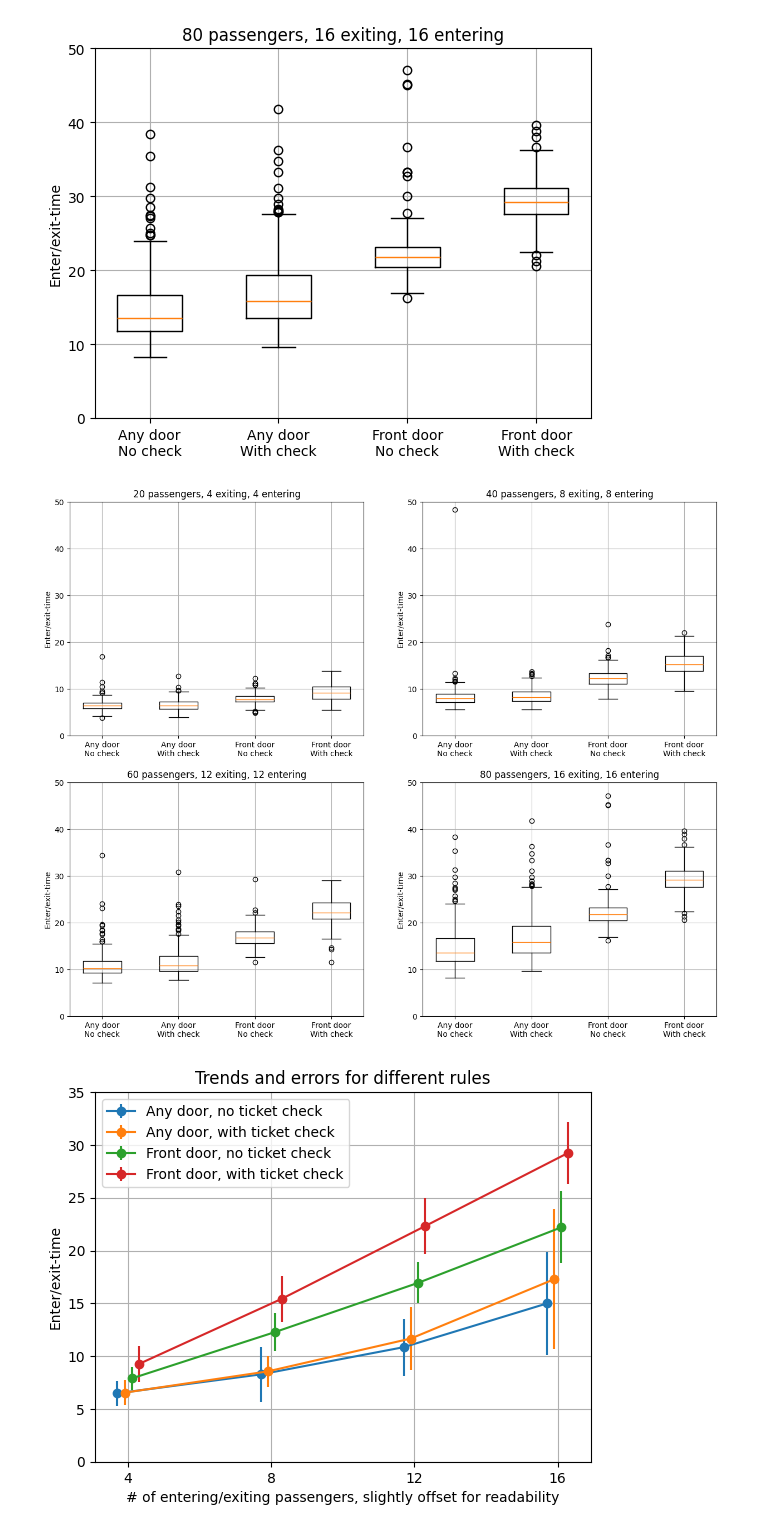
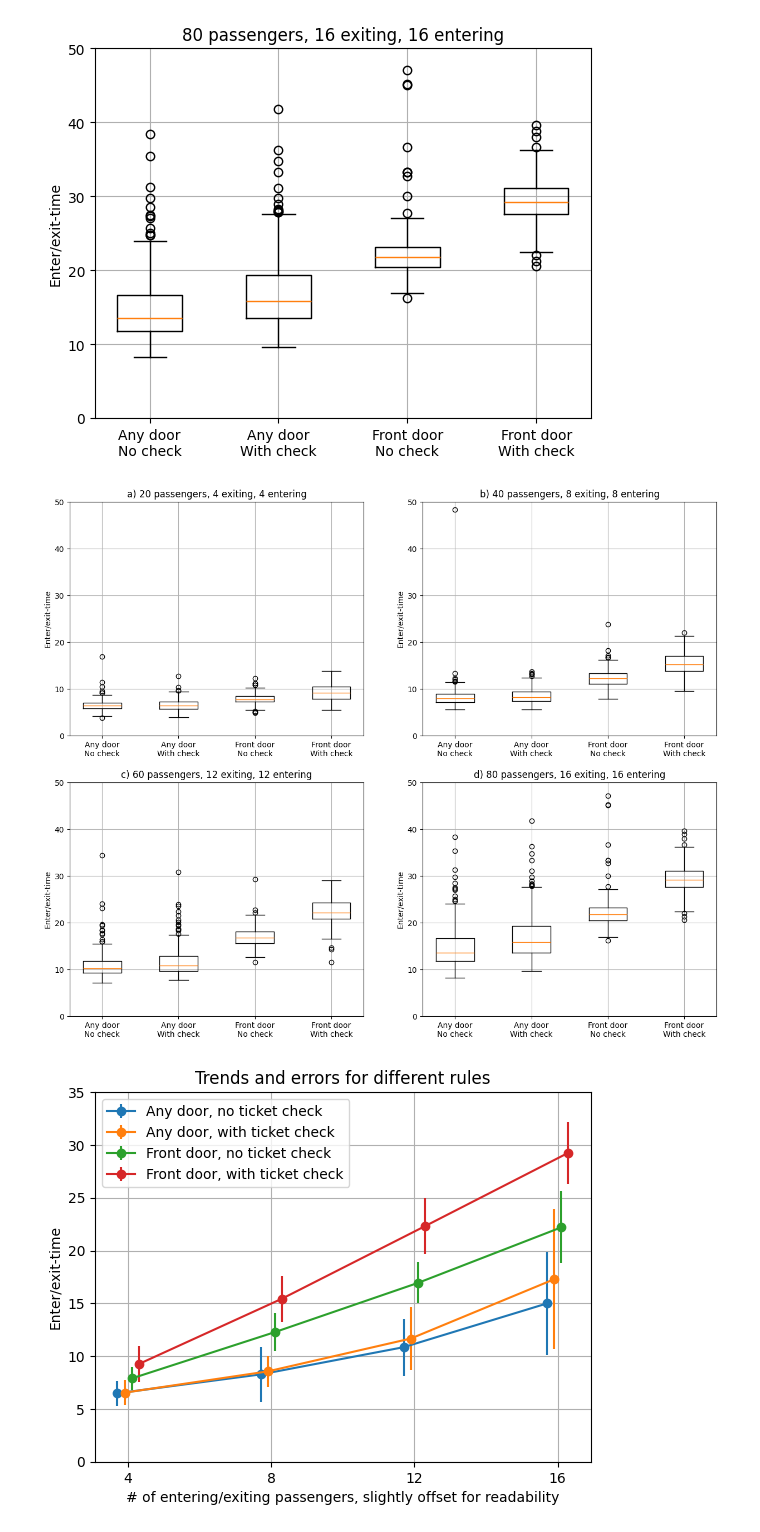
Before and after one commit to axel-andersson/ffr120-bus-boarding, a Jupyter notebook: figures.ipynb, the cells around one changed output. Drawn from its saved outputs; the diff is of its cells as text; code cells hidden in the pictures.

Commit message:
figure refresh

```diff
--- a/figures.ipynb
+++ b/figures.ipynb
@@ -604,7 +604,7 @@ ax.set_xticks(
 )
 
 ax.set_ylim(ylim)
-ax.set_title("20 passengers, 4 exiting, 4 entering")
+ax.set_title("a) 20 passengers, 4 exiting, 4 entering")
 ax.grid()
 
 # 40/8/8
@@ -623,7 +623,7 @@ ax.set_xticks(
 )
 
 ax.set_ylim(ylim)
-ax.set_title("40 passengers, 8 exiting, 8 entering")
+ax.set_title("b) 40 passengers, 8 exiting, 8 entering")
 ax.grid()
 
 # 60/12/12
@@ -637,36 +637,36 @@ ax.set_xticks(
         "Any door\nNo check",
         "Any door\nWith check",
         "Front door\nNo check",
         "Front door\nWith check",
     ],
 )
 
 ax.set_ylim(ylim)
-ax.set_title("60 passengers, 12 exiting, 12 entering")
+ax.set_title("c) 60 passengers, 12 exiting, 12 entering")
 ax.grid()
 
 # 80/16/16
 ax = axs[1][1]
 ax.boxplot(y16, positions=x, widths=[2, 2, 2, 2])
 ax.set_ylabel("Enter/exit-time")
 
 ax.set_xticks(
     x,
     [
         "Any door\nNo check",
         "Any door\nWith check",
         "Front door\nNo check",
         "Front door\nWith check",
     ],
 )
 
 ax.set_ylim(ylim)
-ax.set_title("80 passengers, 16 exiting, 16 entering")
+ax.set_title("d) 80 passengers, 16 exiting, 16 entering")
 ax.grid()
 
 fig.set_size_inches(15, 12)
 # %% [output]
-[figure, old version]
+[figure, new version]
 # %%
 # Any door no check
 a_adnc = np.loadtxt("outputs/any_door-no_check_20_4.csv")
```
